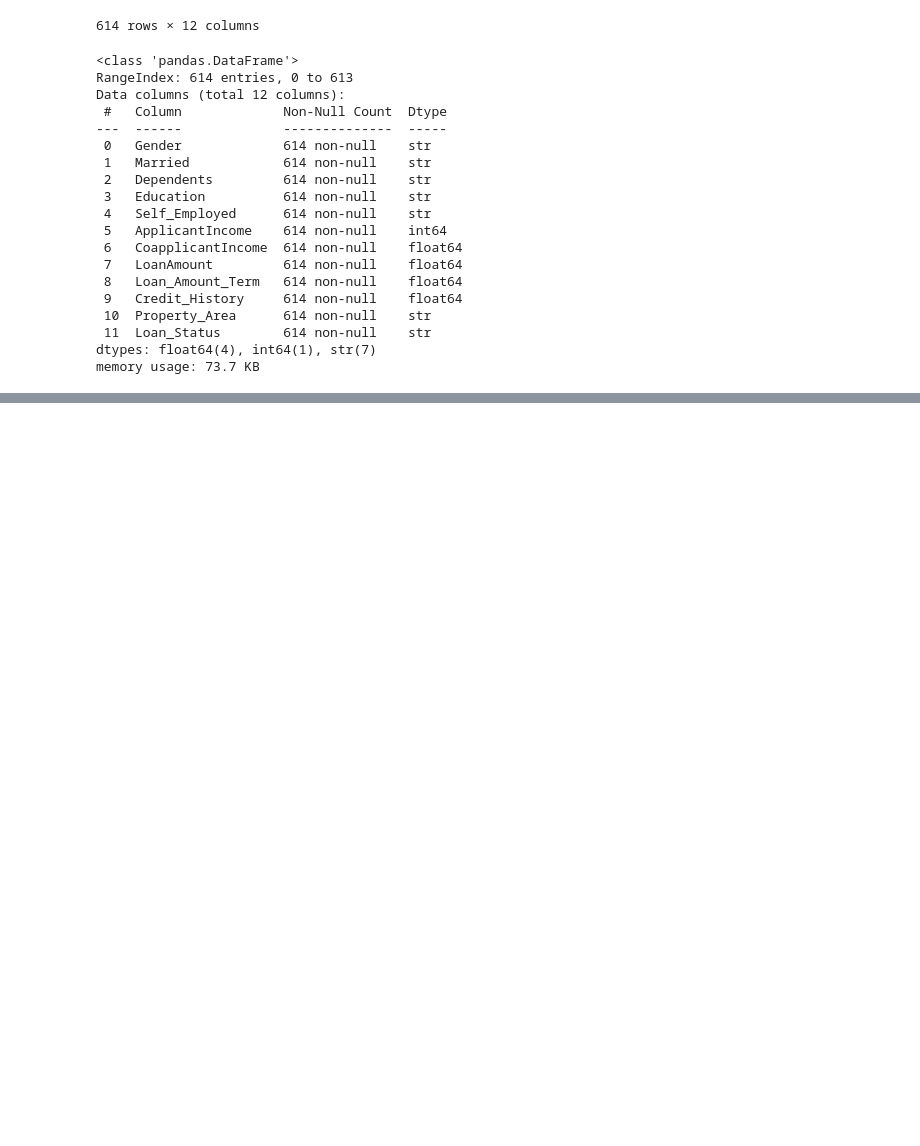
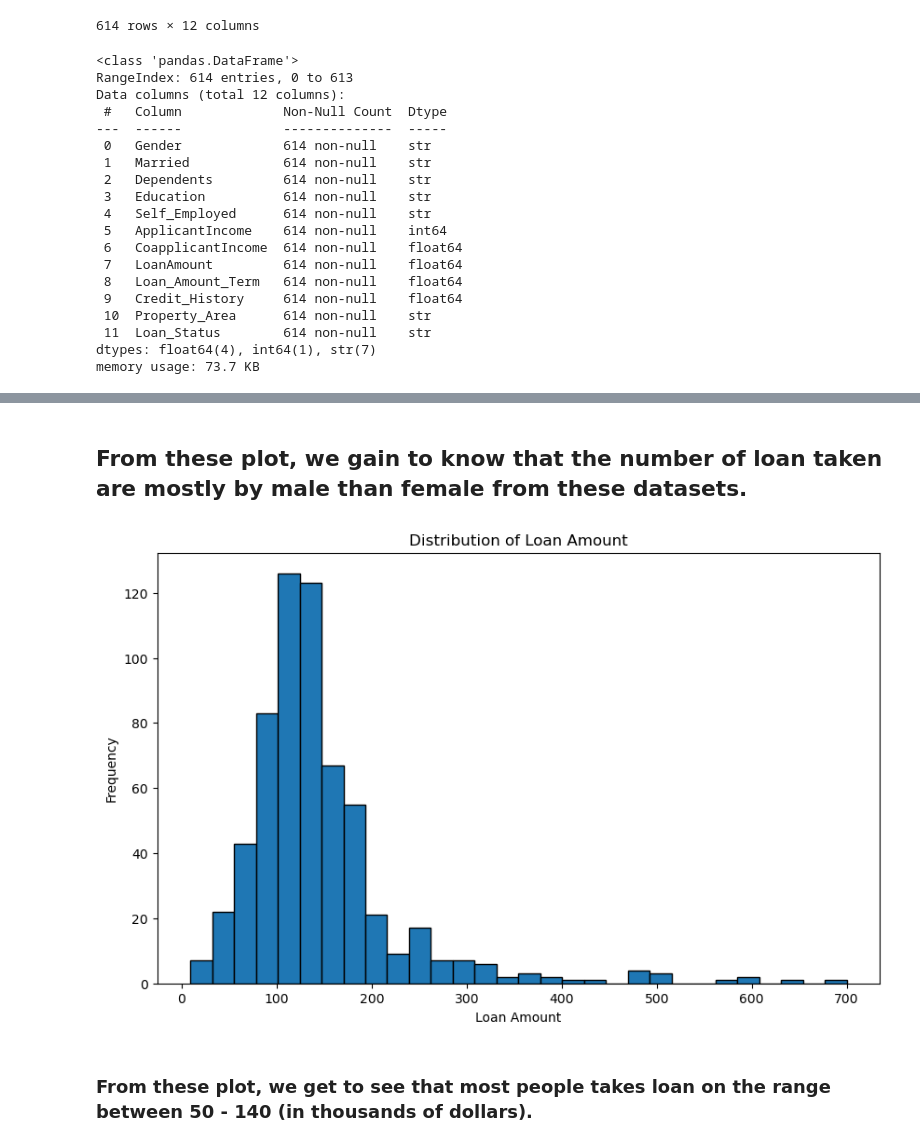
Before and after one commit to Em-Esh-Magar/Tech_Axis_Exam, a Jupyter notebook: notebook.ipynb, the cells around one changed output, grey strips where cells are left out. Drawn from its saved outputs; the diff is of its cells as text; code cells hidden in the pictures; blank space fills up the shorter version.

```diff
--- a/notebook.ipynb
+++ b/notebook.ipynb
@@ -154,0 +175,13 @@ memory usage: 73.7 KB
+# %% [markdown]
+## From these plot, we gain to know that the number of loan taken are mostly by male than female from these datasets.
+# %%
+plt.figure(figsize=(10,6))
+plt.hist(df['LoanAmount'], bins=30, edgecolor='k')
+plt.title('Distribution of Loan Amount')
+plt.xlabel('Loan Amount')
+plt.ylabel('Frequency')
+plt.show()
+# %% [output]
+[figure, added]
+# %% [markdown]
+### From these plot, we get to see that most people takes loan on the range between 50 - 140 (in thousands of dollars).
```
Also changed, not shown: parts of 4 cells of this notebook.
